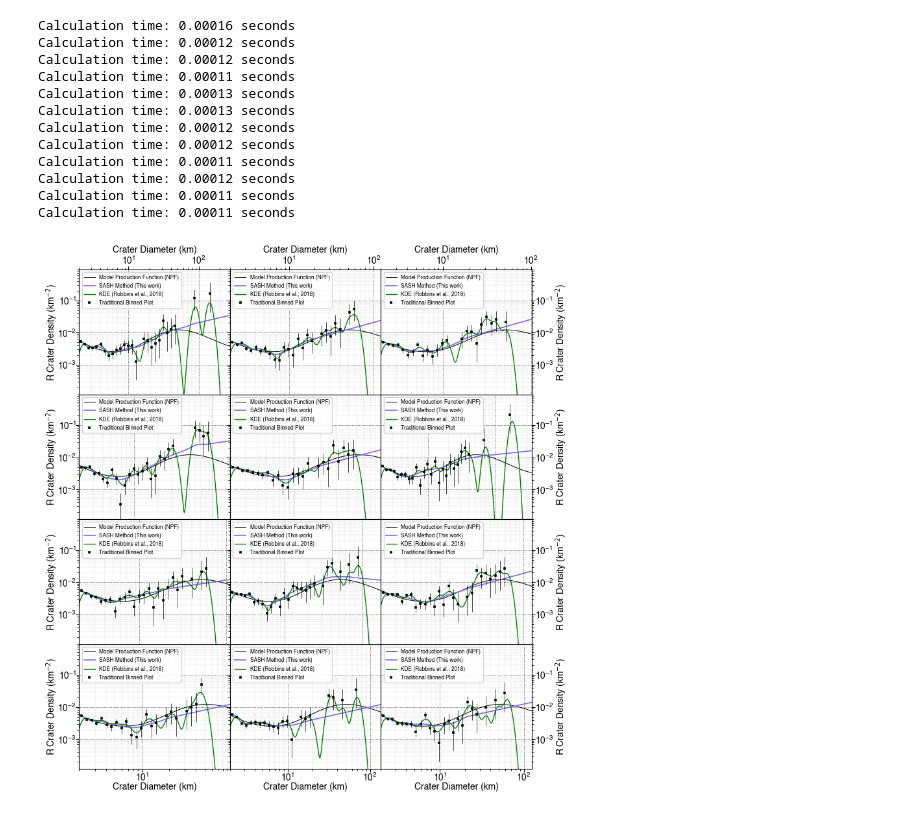
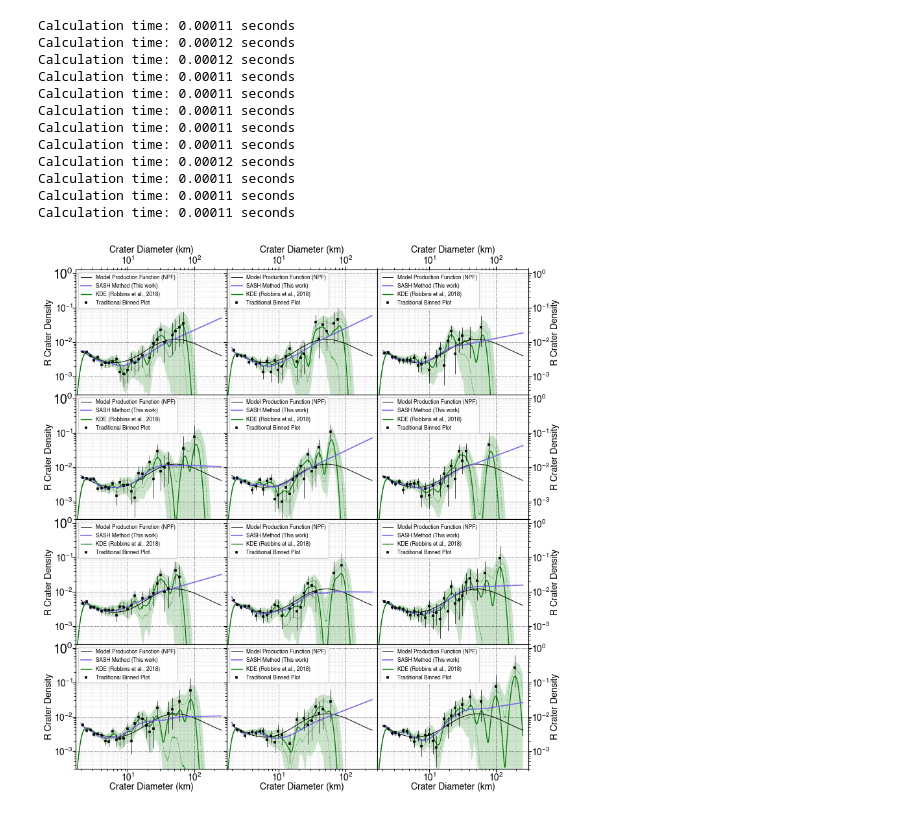
Before and after one commit to samwbell/cratersfd, a Jupyter notebook: calc/sash_figure.ipynb, the cells around one changed output. Saved outputs shown, nothing was run; the diff lists cells and outputs as text; code cells hidden in the pictures.

```diff
--- a/calc/sash_figure.ipynb
+++ b/calc/sash_figure.ipynb
@@ -27,10 +27,12 @@ import ash
 plt.rcParams['font.family'] = 'Helvetica'
 # %%
 dmin = 2.0
-dmax = 1E4
 N = 500
-synth_d_list = synth_fixed_N(N=N, dmin=dmin, pf=npf_new_loglog)
+area = 1E6
+dmax = math.sqrt(area) / 4
+synth_d_list = synth_fixed_N(
+    N=N, dmin=dmin, dmax=dmax, pf=npf_new_loglog
+)
 # ds = random.choice(synth_d_list[0])
-ds = np.loadtxt('data/sash_figure_ds.csv', delimiter=',')
-area = 1E6
+ds = np.loadtxt('../data/sash_figure_ds.csv', delimiter=',')
 # %%
@@ -235,37 +307,45 @@ def sash_comparison_R_plot(i):
 
     ds = synth_d_list[0][i]
 
+    plot_kde_R(
+        ds, area, d_min=1.0, d_max=dmax, color='green',
+        lw=1.0, plot_error=True, n_synths=1000
+    )
     plot_npf_R_N(
-        ds.size, area, dmin=dmin, lw=0.7, color='black'
+        ds.size, area, dmin=dmin, dmax=dmax,
+        lw=0.7, color='black'
     )
     X, mean_Y = plot_sash_R(
         ds, area, dmin,
         bin_width_exponent=per_decade(18),
-        d_max=10 * np.max(ds),
+        d_max=dmax,
         growth_rate=1.3, n_points=10000, n_shifts=200,
         color='mediumslateblue', plot_lines=False, lw=1.2,
         line_color='mediumslateblue', line_lw=0.2,
         min_count=1, n_iterations=5,
         n_alpha_points=1000, plot_error=False
     )
-    plot_kde_R(ds, area, d_min=1.0, color='green', lw=1.0)
     plot_R(
         ds, area, bin_width_exponent=per_decade(18),
         d_min=dmin, d_max=1E4, min_count=0, ms=2,
         fontsize=10
     )
-    plt.xlim([dmin, 2 * np.max(ds)])
-    plt.ylim([1.2E-4, 9E-1])
+    plt.xlim([dmin / 1.2, dmax * 1.2])
+    plt.ylim([3E-4, 1.3E0])
     np.flip(np.sort(ds))[:10]
 
     lines = plt.gca().get_lines()
 
-    plt.legend(lines, [
-        'Model Production Function (NPF)',
-        'SASH Method (This work)',
-        'KDE (Robbins et al., 2018)',
-        'Traditional Binned Plot'
-    ], fontsize=6, loc='upper left')
+    plt.legend(
+        [lines[i] for i in [3, 4, 0, 5]],
+        [
+            'Model Production Function (NPF)',
+            'SASH Method (This work)',
+            'KDE (Robbins et al., 2018)',
+            'Traditional Binned Plot'
+        ],
+        fontsize=6, loc='upper left'
+    )
 
     ax = plt.gca()
     if i % 3 == 0:
@@ -276,39 +356,40 @@ def sash_comparison_R_plot(i):
     if i % 3 == 2:
         ax.yaxis.labelpad = 1
         ax.yaxis.tick_right()
         ax.yaxis.set_label_position('right')
     if i < 3:
         ax.xaxis.tick_top()
         ax.xaxis.set_label_position('top')
         ax.xaxis.labelpad = 3
     if i > 8:
         ax.xaxis.labelpad = -1
 
     ax.tick_params(axis='both', which='major', pad=0)
+    plt.xlim
 
     # add_letter()
 
 for i in range(12):
     fig.add_subplot(4, 3, i + 1)
     sash_comparison_R_plot(i)
 
 plt.subplots_adjust(wspace=0, hspace=0)
 f = 'figs/sash_synths_figure.pdf'
 plt.gcf().savefig(f, bbox_inches='tight')
 # %% [output]
-Calculation time: 0.00016 seconds
+Calculation time: 0.00011 seconds
 Calculation time: 0.00012 seconds
 Calculation time: 0.00012 seconds
 Calculation time: 0.00011 seconds
-Calculation time: 0.00013 seconds
-Calculation time: 0.00013 seconds
-Calculation time: 0.00012 seconds
-Calculation time: 0.00012 seconds
+Calculation time: 0.00011 seconds
+Calculation time: 0.00011 seconds
+Calculation time: 0.00011 seconds
 Calculation time: 0.00011 seconds
 Calculation time: 0.00012 seconds
 Calculation time: 0.00011 seconds
 Calculation time: 0.00011 seconds
+Calculation time: 0.00011 seconds
-[figure, old version]
+[figure, new version]
 # %%
 plot_npf_dif_N(
     ds.size, area, dmin=dmin, lw=1, color='black'
```
Also changed, not shown: parts of 3 cells of this notebook, 25 other files.
